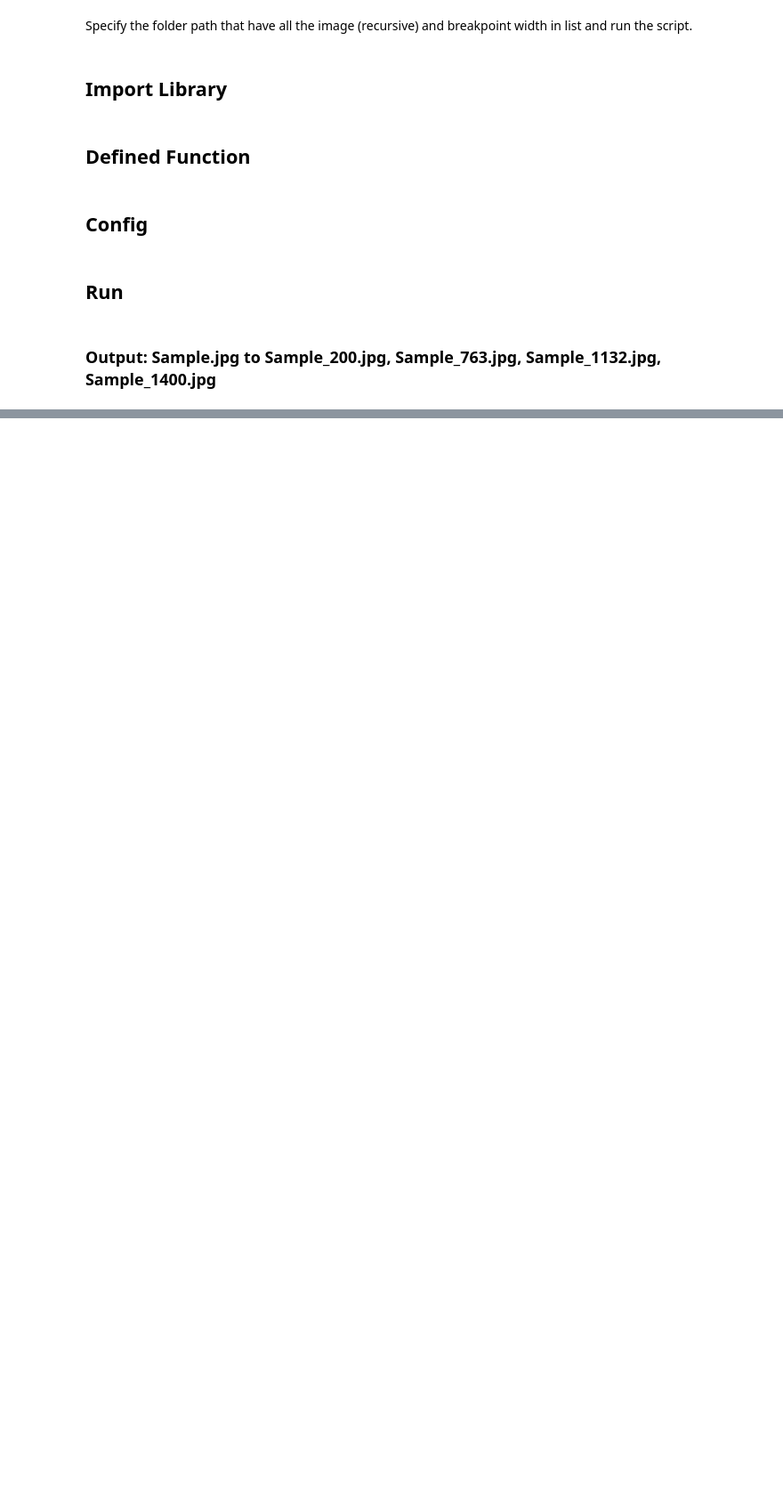
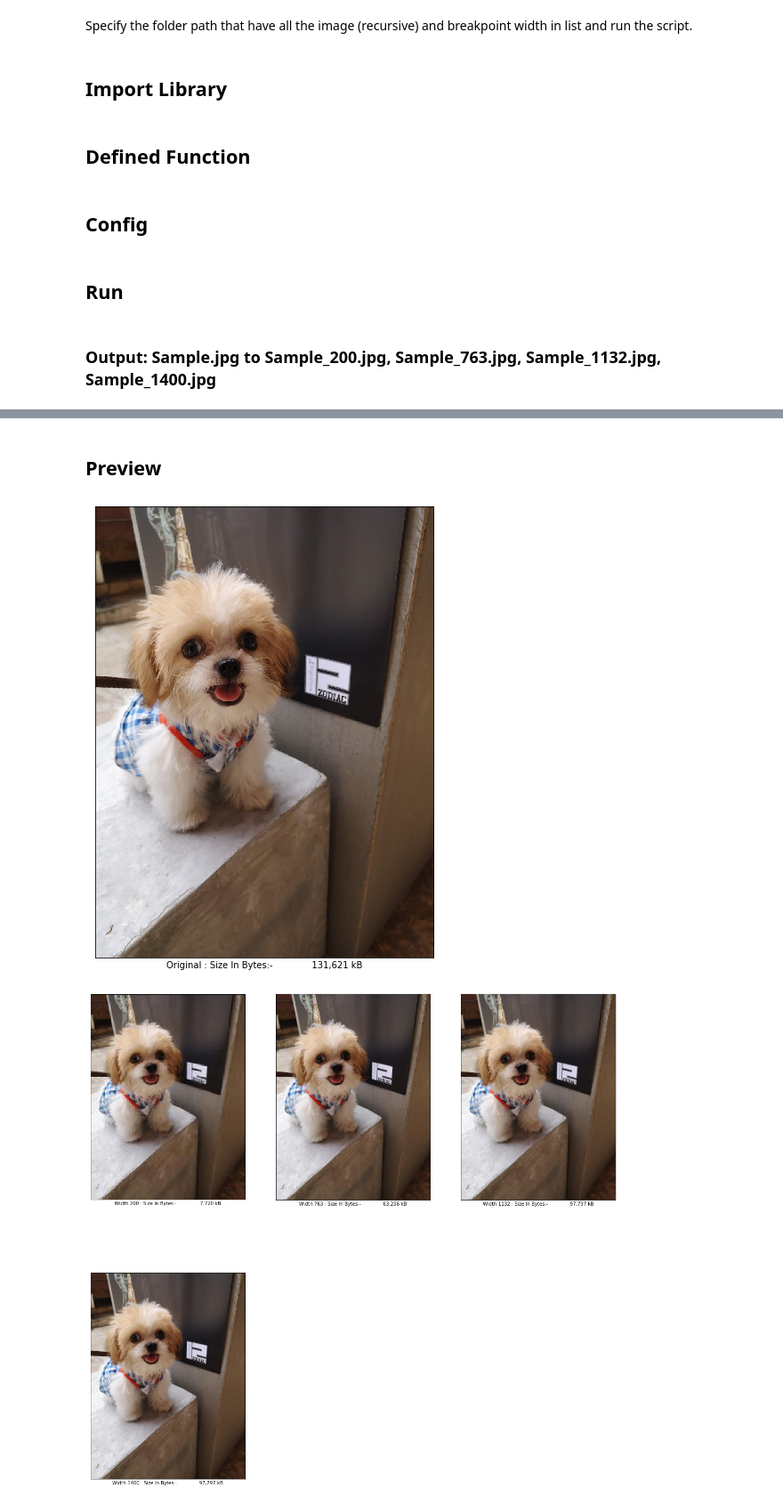
Before and after one commit to Telexine/python-batch-responsive-image-generator, a Jupyter notebook: Simple Batch Breakpoint generator python .ipynb, the cells around one changed output, grey strips where cells are left out. Shown at 89% size. Cells and saved outputs as stored; diff of their text form; code cells hidden in the pictures; blank space fills up the shorter version.

Commit message:
Add Preview with size in jupyter notebook

```diff
--- a/Simple Batch Breakpoint generator python .ipynb
+++ b/Simple Batch Breakpoint generator python .ipynb
@@ -65,0 +68,34 @@ for file in files:
+# %%
+from IPython.display import clear_output
+import IPython.display as display
+from matplotlib import pyplot as plt
+%matplotlib inline
+
+def _plot(_type,fp):
+    tmp = Image.open(fp)
+    plt.xlabel( "{0} : Size In Bytes:- {1:20,} kB".format( _type,len(tmp.fp.read()) ))
+    plt.imshow(Image.open(fp))
+    plt.grid(False)
+    plt.xticks([])
+    plt.yticks([])
+
+def show_preview():
+    plt.figure(figsize=(15,15))
+    plt.subplot(1,2,1)
+    _plot("Original",'./testbatch\\IMG_20200101_125629_1.jpg')
+    plt.figure(figsize=(20,20))
+    plt.subplot(2,3,1)
+    _plot("Width 200",'./testbatch\\IMG_20200101_125629_1_200.jpg')
+    plt.subplot(2,3,2)
+    _plot("Width 763",'./testbatch\\IMG_20200101_125629_1_763.jpg')
+    plt.subplot(2,3,3)
+    _plot("Width 1132",'./testbatch\\IMG_20200101_125629_1_1132.jpg')
+    plt.subplot(2,3,4)
+    _plot("Width 1400",'./testbatch\\IMG_20200101_125629_1_1400.jpg')
+# %% [markdown]
+## Preview
+# %%
+show_preview()
+# %% [output]
+[figure, added]
+[figure, added]
```
Also changed, not shown: parts of 1 cell of this notebook, 10 other files.
